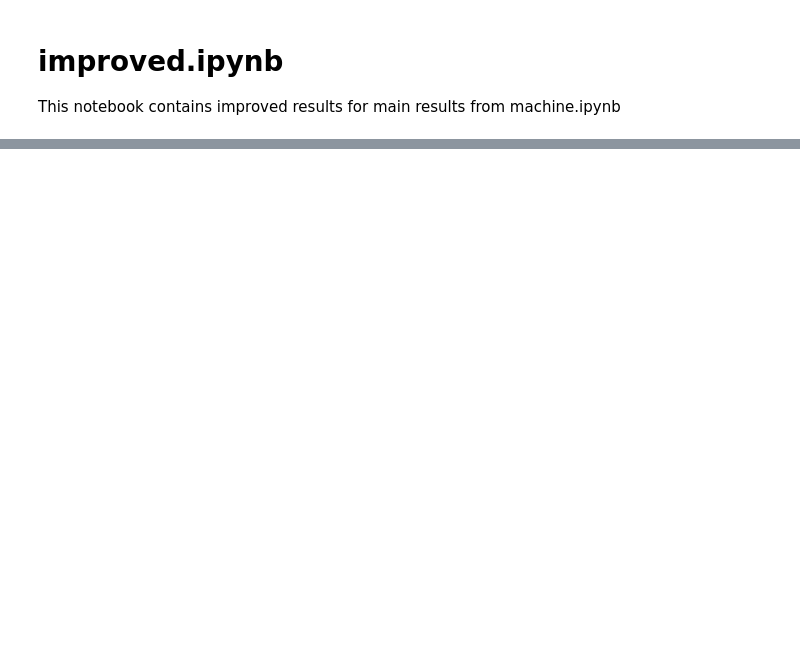
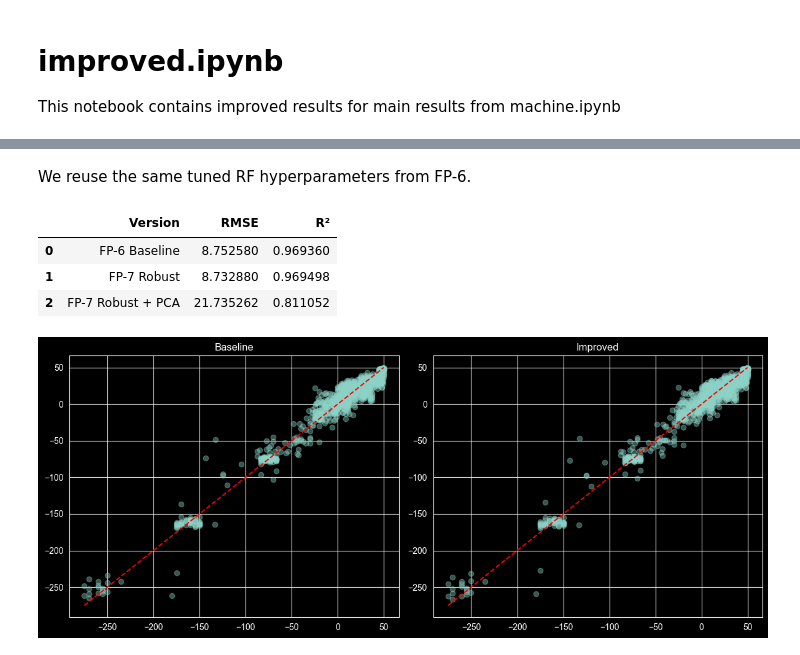
Before and after one commit to qilrkf/DataAnalysisAssignments, a Jupyter notebook: FP-7/improved.ipynb, the cells around one changed output, grey strips where cells are left out. Cells and saved outputs as stored; diff of their text form; code cells hidden in the pictures; blank space fills up the shorter version.

```diff
--- a/FP-7/improved.ipynb
+++ b/FP-7/improved.ipynb
@@ -382,0 +117,6 @@ FP-7 demonstrates that **methodical feature engineering yields measurable improv
+# %%
+X_train, X_test, y_train, y_test = train_test_split(
+    X, y,
+    test_size=0.2,
+    random_state=RANDOM_STATE
+)
@@ -382,0 +138,2 @@ FP-7 demonstrates that **methodical feature engineering yields measurable improv
+# %% [markdown]
+We reuse the same tuned RF hyperparameters from FP-6.
@@ -382,0 +199,50 @@ FP-7 demonstrates that **methodical feature engineering yields measurable improv
+# %%
+improved_reg = Pipeline([
+    ("preprocess", improved_preprocess),
+    ("model", rf_fixed)])
+
+improved_reg.fit(X_train, y_train)
+y_pred_imp = improved_reg.predict(X_test)
+
+rmse_imp = np.sqrt(mean_squared_error(y_test, y_pred_imp))
+r2_imp = r2_score(y_test, y_pred_imp)
+
+
+improved_reg_pca = Pipeline([
+    ("preprocess", improved_preprocess_pca),
+    ("model", rf_fixed)
+])
+
+improved_reg_pca.fit(X_train, y_train)
+y_pred_imp_pca = improved_reg_pca.predict(X_test)
+
+rmse_imp_pca = np.sqrt(mean_squared_error(y_test, y_pred_imp_pca))
+r2_imp_pca = r2_score(y_test, y_pred_imp_pca)
+# %%
+pd.DataFrame({
+    "Version": ["FP-6 Baseline", "FP-7 Robust", "FP-7 Robust + PCA"],
+    "RMSE": [rmse_base, rmse_imp, rmse_imp_pca],
+    "R²": [r2_base, r2_imp, r2_imp_pca]
+})
+# %% [output]
+|  | Version | RMSE | R² |
+| 0 | FP-6 Baseline | 8.752580 | 0.969360 |
+| 1 | FP-7 Robust | 8.732880 | 0.969498 |
+| 2 | FP-7 Robust + PCA | 21.735262 | 0.811052 |
+# %%
+fig, axes = plt.subplots(1, 2, figsize=(12, 5))
+
+axes[0].scatter(y_test, y_pred_base, alpha=0.4)
+axes[0].plot([y_test.min(), y_test.max()],
+             [y_test.min(), y_test.max()], 'r--')
+axes[0].set_title("Baseline")
+
+axes[1].scatter(y_test, y_pred_imp, alpha=0.4)
+axes[1].plot([y_test.min(), y_test.max()],
+             [y_test.min(), y_test.max()], 'r--')
+axes[1].set_title("Improved")
+
+plt.tight_layout()
+plt.show()
+# %% [output]
+[figure, added]
```
Also changed, not shown: parts of 33 cells of this notebook.
